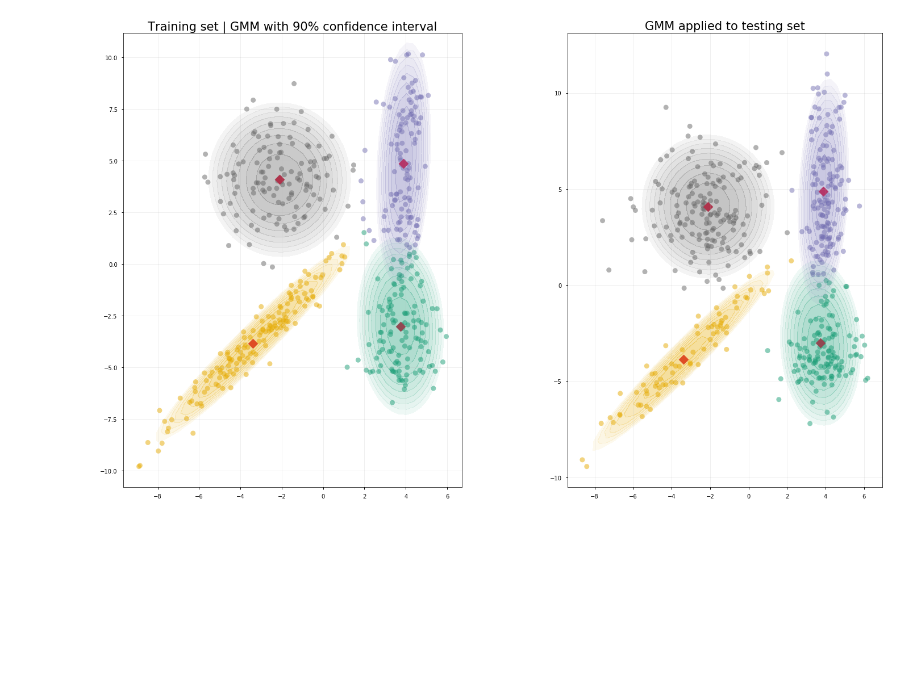
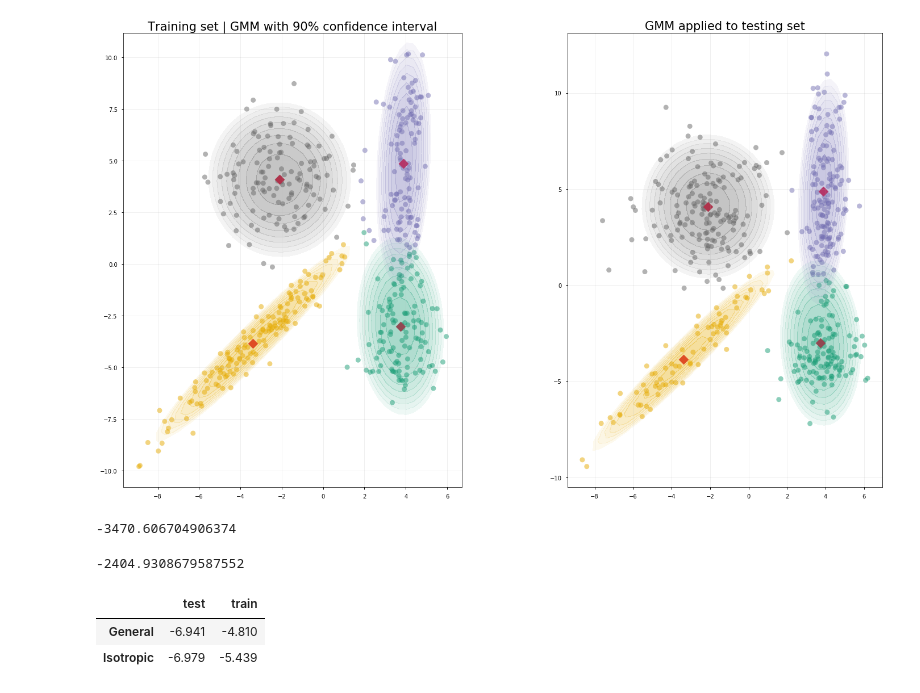
Before and after one commit to shahineb/archives1819, a Jupyter notebook: HWK2/HWK2.ipynb, the cells around one changed output. Cells and saved outputs as stored; diff of their text form; code cells hidden in the pictures; blank space fills up the shorter version.

```diff
--- a/HWK2/HWK2.ipynb
+++ b/HWK2/HWK2.ipynb
@@ -190,3 +197,7 @@ ax[1].set_aspect('equal')
 plt.tight_layout()
 # %% [output]
 [figure]
+# %%
+gmm.compute_expectation_()
+# %% [output]
+-3470.606704906374
@@ -192,0 +207,32 @@ plt.tight_layout()
+# %%
+gmm.compute_expectation_()
+# %% [output]
+-2404.9308679587552
+# %%
+log_likelihoods = {'train':{}, 'test':{}}
+
+iso_gmm.compute_estimators_(train)
+iso_gmm.compute_multivariate_normal_matrix(train)
+log_likelihoods['train']['Isotropic'] = iso_gmm.compute_expectation_()
+
+iso_gmm.compute_estimators_(test)
+iso_gmm.compute_multivariate_normal_matrix(test)
+log_likelihoods['test']['Isotropic'] = iso_gmm.compute_expectation_()
+
+
+gmm.compute_estimators_(train)
+gmm.compute_multivariate_normal_matrix(train)
+log_likelihoods['train']['General'] = gmm.compute_expectation_()
+
+
+gmm.compute_estimators_(test)
+gmm.compute_multivariate_normal_matrix(test)
+log_likelihoods['test']['General'] = gmm.compute_expectation_()
+# %%
+df = pd.DataFrame(log_likelihoods)/500
+df = df.round(3)
+df
+# %% [output]
+|  | test | train |
+| General | -6.941 | -4.810 |
+| Isotropic | -6.979 | -5.439 |
```
Also changed, not shown: parts of 6 cells of this notebook, 4 other files.
